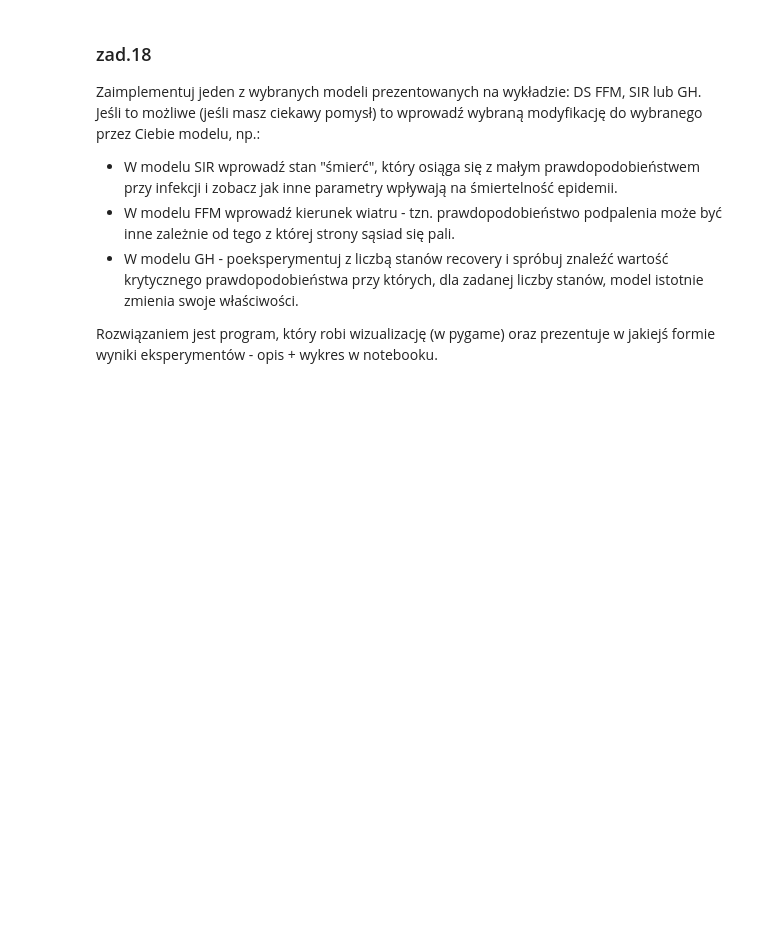
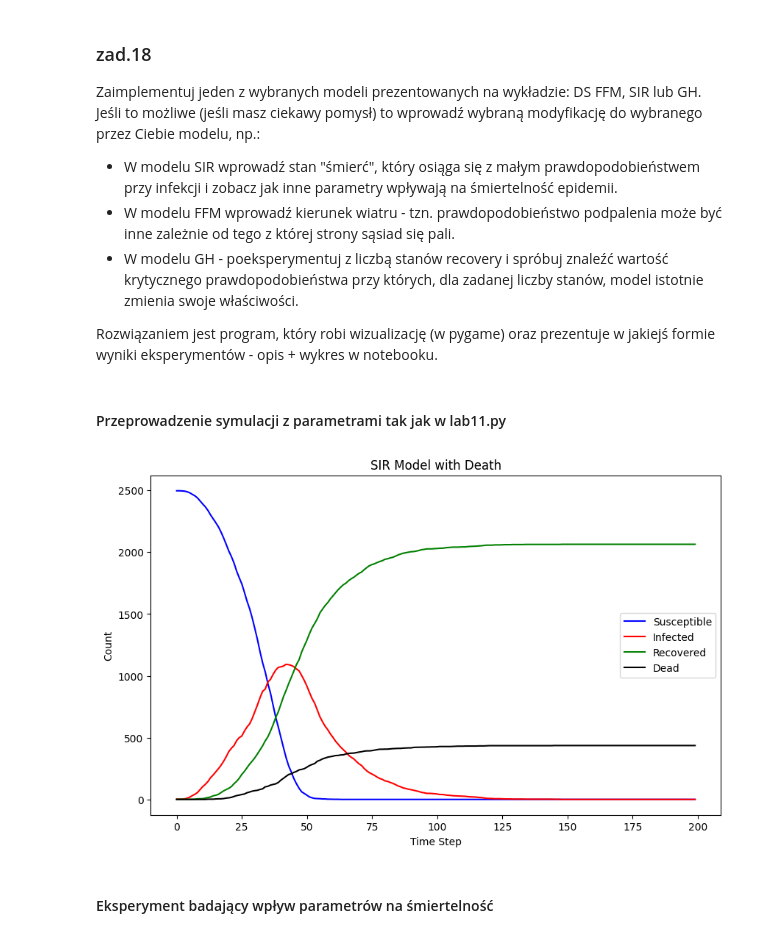
Before and after one commit to mlamczyk/Cellular_Automata, a Jupyter notebook: lab11.ipynb, the cells around one changed output. Saved outputs shown, nothing was run; the diff lists cells and outputs as text; code cells hidden in the pictures; blank space fills up the shorter version.

```diff
--- a/lab11.ipynb
+++ b/lab11.ipynb
@@ -17,0 +53,2 @@ Rozwiązaniem jest program, który robi wizualizację (w pygame) oraz prezentuje
+# %% [markdown]
+#### Przeprowadzenie symulacji z parametrami tak jak w lab11.py
@@ -17,0 +66,16 @@ Rozwiązaniem jest program, który robi wizualizację (w pygame) oraz prezentuje
+# %%
+# Wykresy wyników
+plt.figure(figsize=(10, 6))
+plt.plot(susceptible_counts, label='Susceptible', color='blue')
+plt.plot(infected_counts, label='Infected', color='red')
+plt.plot(recovered_counts, label='Recovered', color='green')
+plt.plot(dead_counts, label='Dead', color='black')
+plt.xlabel('Time Step')
+plt.ylabel('Count')
+plt.title('SIR Model with Death')
+plt.legend()
+plt.show()
+# %% [output]
+[figure, added]
+# %% [markdown]
+#### Eksperyment badający wpływ parametrów na śmiertelność
```
Also changed, not shown: parts of 7 cells of this notebook, 2 other files.
